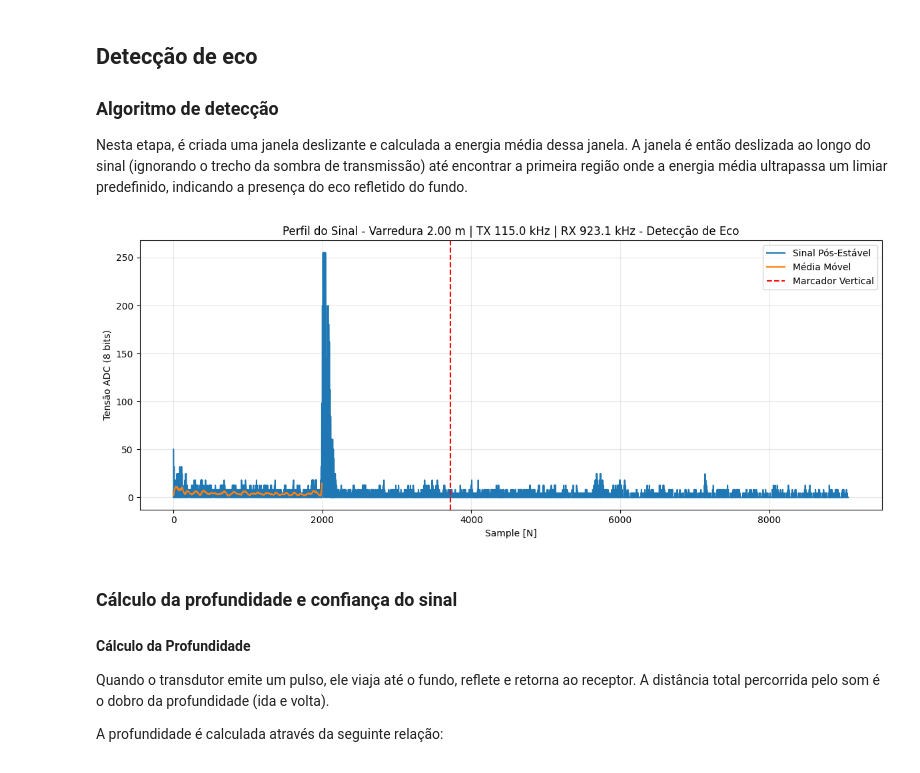
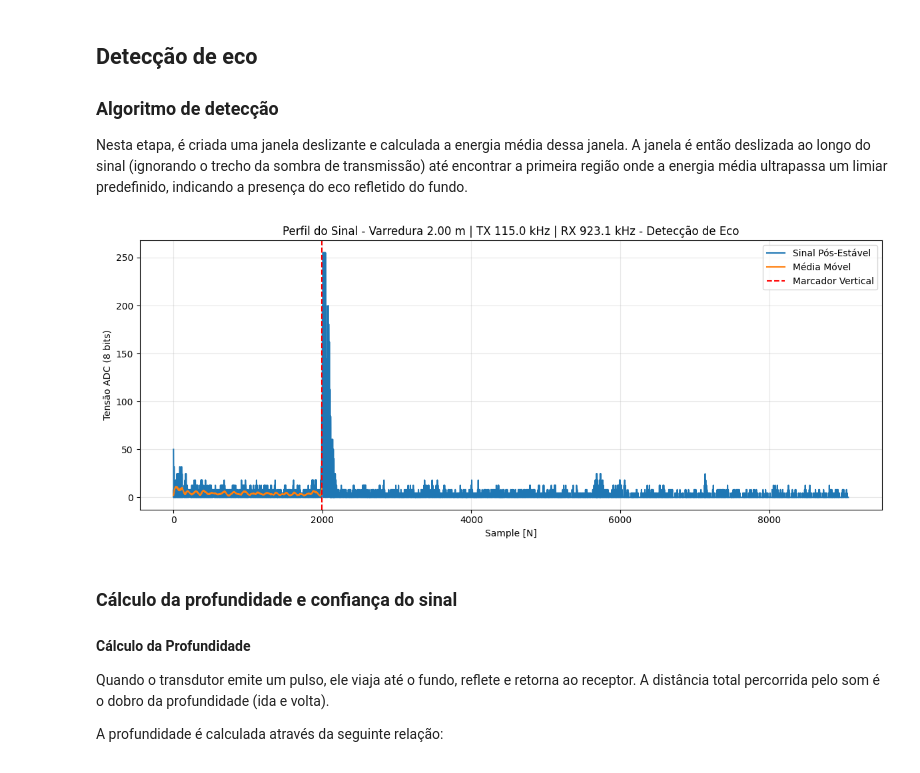
Before and after one commit to joaomariolago/ifsc-dsp, a Jupyter notebook: ifsc-dsp-2-2025/topic-17/task.ipynb, the cells around one changed output. Cells and saved outputs as stored; diff of their text form; code cells hidden in the pictures.

Commit message:
Fix wrong plot

```diff
--- a/ifsc-dsp-2-2025/topic-17/task.ipynb
+++ b/ifsc-dsp-2-2025/topic-17/task.ipynb
@@ -292,35 +292,36 @@ echo_window_size = 24
 echo_threshold = 15 * echo_window_size
 
 echo_window_values = []
 echo_window_accumulator = 0.0
 echo_index = 0
 
 # Inicializa a média móvel da nova janela
 for i in range(echo_window_size):
     echo_window_accumulator += signal_samples[i]
     echo_window_values.append(echo_window_accumulator / echo_window_size)
 
 # Desliza a janela e registra o primeiro pico acima do limiar
 for i in range(echo_window_size, len(signal_samples) - echo_window_size):
     echo_window_accumulator -= echo_window_values[i - echo_window_size]
     echo_window_accumulator += signal_samples[i]
 
     if echo_window_accumulator > echo_threshold:
-        echo_index = i + steady_state_end_index
+        echo_index = i
         break
 
     echo_window_values.append(echo_window_accumulator / echo_window_size)
 
 plot_signal(
     signal_samples,
     overlay=[echo_window_values],
     overlay_labels=["Média Móvel"],
     vertical_marker=echo_index,
     title_suffix=" - Detecção de Eco",
     main_label="Sinal Pós-Estável",
 )
+echo_index += steady_state_end_index
 # %% [output]
-[figure, old version]
+[figure, new version]
 # %% [markdown]
 ### Cálculo da profundidade e confiança do sinal
 
```
